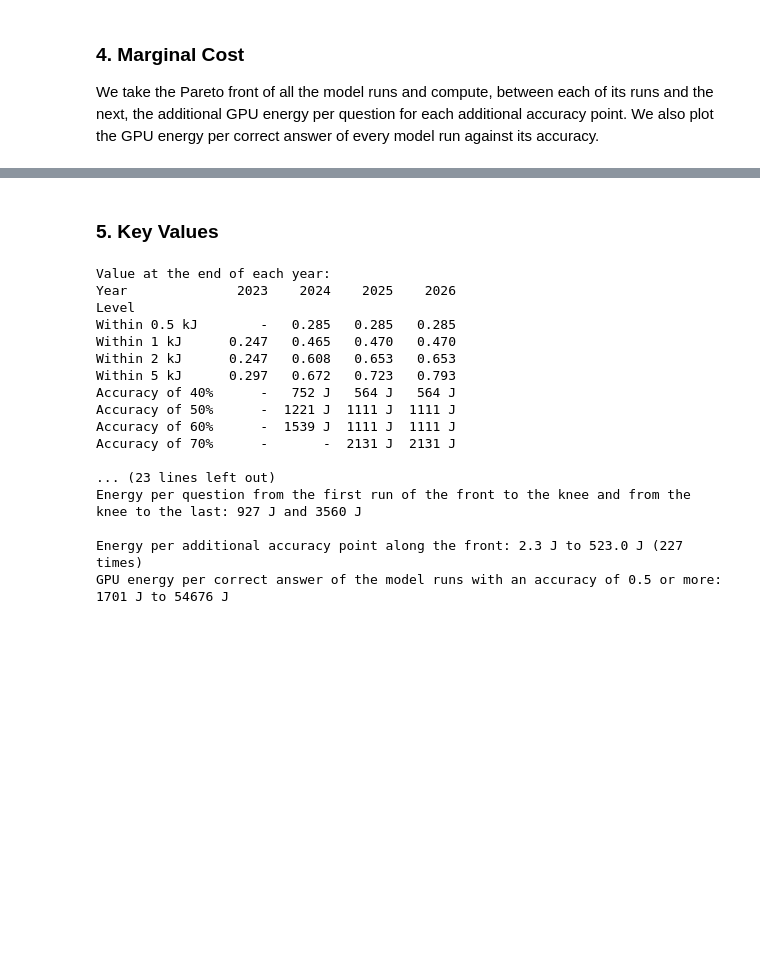
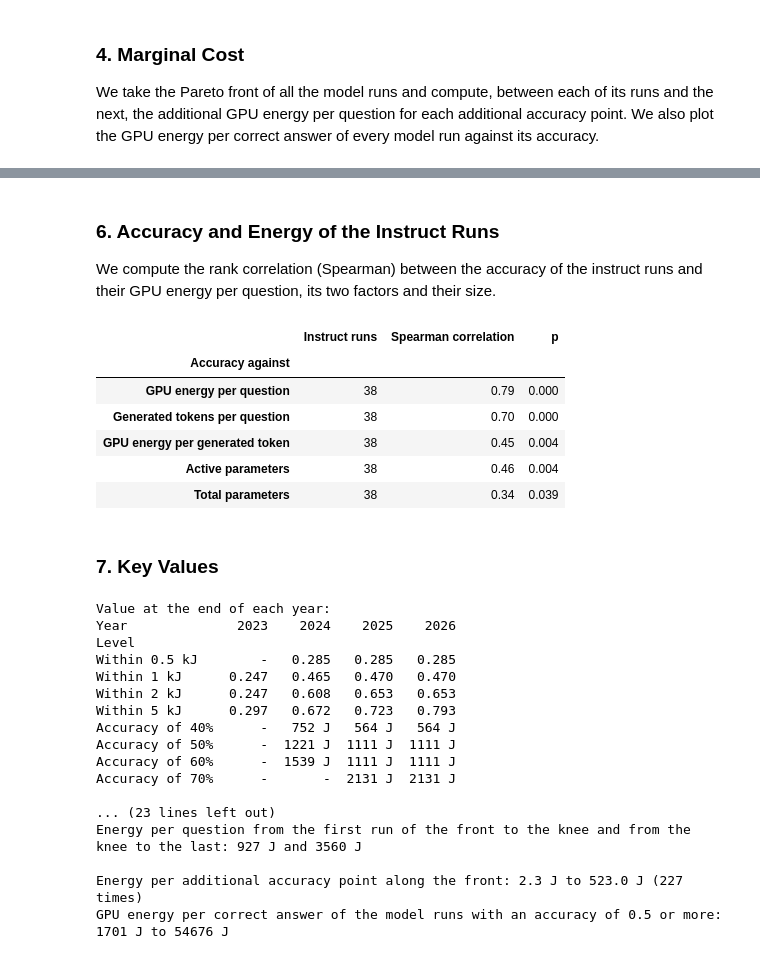
Before and after one commit to diogogmatos/eco-evolution-of-llms, a Jupyter notebook: analysis/03-rq2-cost-of-accuracy.ipynb, the cells around one changed output, grey strips where cells are left out. Saved outputs shown, nothing was run; the diff lists cells and outputs as text; code cells hidden in the pictures; blank space fills up the shorter version.

```diff
--- a/analysis/03-rq2-cost-of-accuracy.ipynb
+++ b/analysis/03-rq2-cost-of-accuracy.ipynb
@@ -279,5 +337,32 @@ marginal.round({"Accuracy from": 3, "Accuracy to": 3, "Energy from (J)": 0, "Ene
+# %% [markdown]
+### 6. Accuracy and Energy of the Instruct Runs
+We compute the rank correlation (Spearman) between the accuracy of the instruct runs and their GPU energy per question, its two factors and their size.
+# %%
+from scipy.stats import spearmanr
+
+instruct_runs = model_runs[model_runs["mode"] == "Instruct"]
+COLUMNS = {
+    "GPU energy per question": "gpu_joules_per_question",
+    "Generated tokens per question": "generated_tokens_per_question",
+    "GPU energy per generated token": "gpu_joules_per_generated_token",
+    "Active parameters": "activated_parameters",
+    "Total parameters": "total_parameters",
+}
+rows = []
+for name, column in COLUMNS.items():
+    correlation, p_value = spearmanr(instruct_runs["accuracy"], instruct_runs[column])
+    rows.append({"Accuracy against": name, "Instruct runs": len(instruct_runs), "Spearman correlation": round(correlation, 2), "p": round(p_value, 3)})
+pd.DataFrame(rows).set_index("Accuracy against")
+# %% [output]
+|  | Instruct runs | Spearman correlation | p |
+| Accuracy against |  |  |  |
+| GPU energy per question | 38 | 0.79 | 0.000 |
+| Generated tokens per question | 38 | 0.70 | 0.000 |
+| GPU energy per generated token | 38 | 0.45 | 0.004 |
+| Active parameters | 38 | 0.46 | 0.004 |
+| Total parameters | 38 | 0.34 | 0.039 |
 # %% [markdown]
-### 5. Key Values
+### 7. Key Values
 # %%
 print("Value at the end of each year:")
 print(year_end_values.to_string())
```
Also changed, not shown: parts of 3 cells of this notebook, 3 other files.
